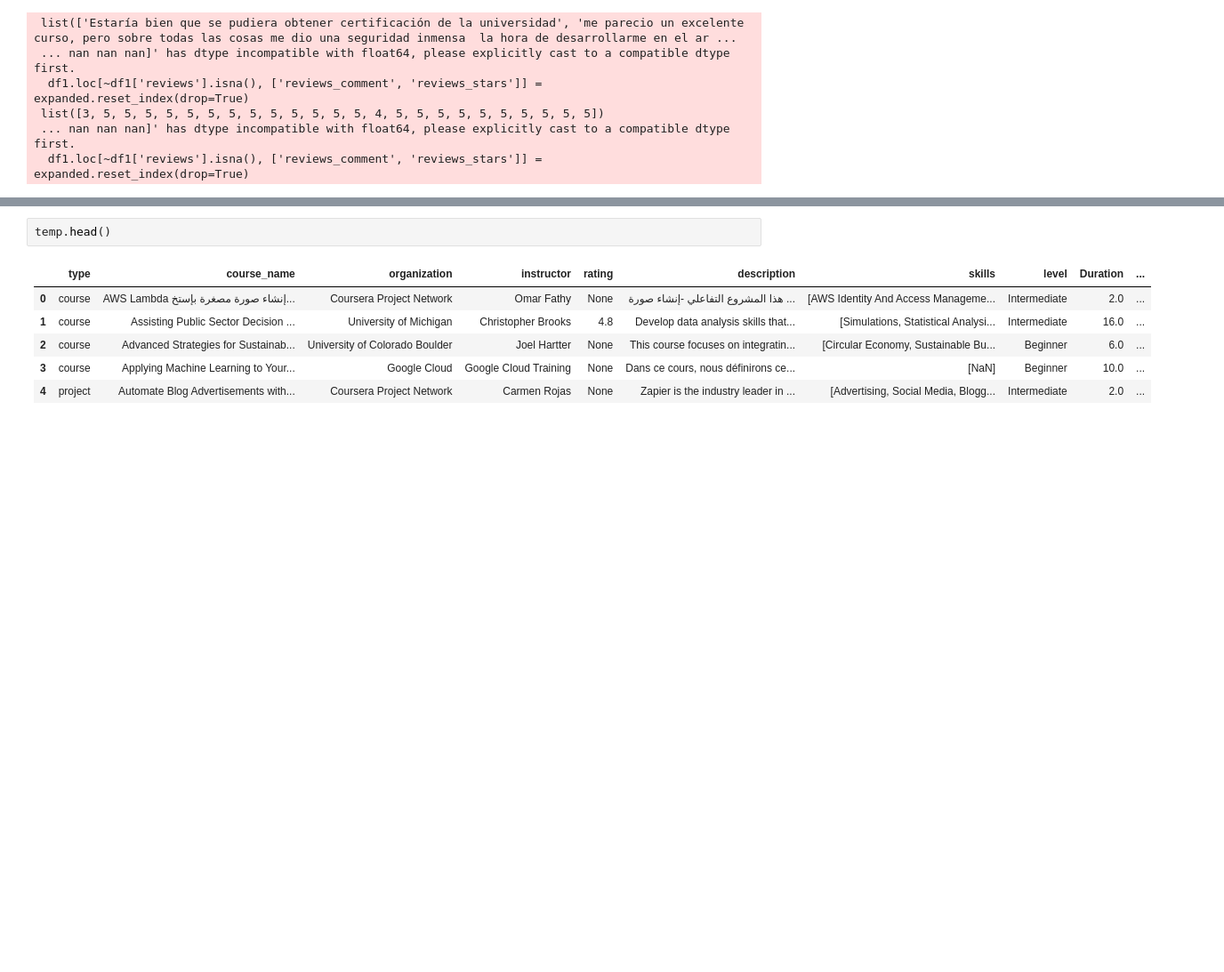
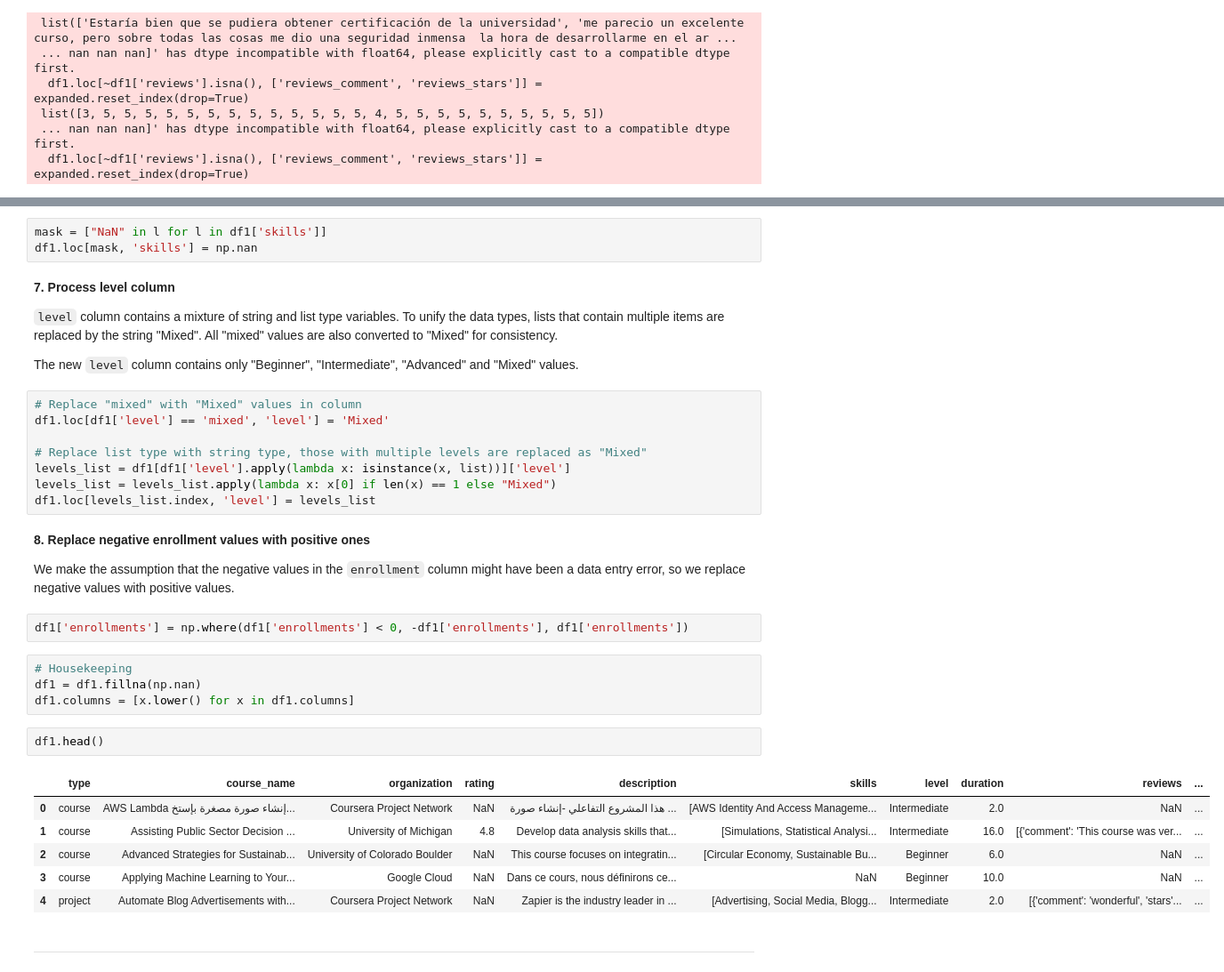
Before and after one commit to minimartzz/online-learning-so-mooc, a Jupyter notebook: mooc_data_prorcessing.ipynb, the cells around one changed output, grey strips where cells are left out. Shown at 89% size. Drawn from its saved outputs; the diff is of its cells as text; blank space fills up the shorter version.

```diff
--- a/mooc_data_prorcessing.ipynb
+++ b/mooc_data_prorcessing.ipynb
@@ -129,9 +134,38 @@ temp = df1.copy()
+# %%
+mask = ["NaN" in l for l in df1['skills']]
+df1.loc[mask, 'skills'] = np.nan
+# %% [markdown]
+__7. Process level column__
+
+`level` column contains a mixture of string and list type variables. To unify the data types, lists that contain multiple items are replaced by the string "Mixed". All "mixed" values are also converted to "Mixed" for consistency.
+
+The new `level` column contains only "Beginner", "Intermediate", "Advanced" and "Mixed" values.
+# %%
+# Replace "mixed" with "Mixed" values in column
+df1.loc[df1['level'] == 'mixed', 'level'] = 'Mixed'
+
+# Replace list type with string type, those with multiple levels are replaced as "Mixed"
+levels_list = df1[df1['level'].apply(lambda x: isinstance(x, list))]['level']
+levels_list = levels_list.apply(lambda x: x[0] if len(x) == 1 else "Mixed")
+df1.loc[levels_list.index, 'level'] = levels_list
+# %% [markdown]
+__8. Replace negative enrollment values with positive ones__
+
+We make the assumption that the negative values in the `enrollment` column might have been a data entry error, so we replace negative values with positive values.
+# %%
+df1['enrollments'] = np.where(df1['enrollments'] < 0, -df1['enrollments'], df1['enrollments'])
+# %%
+# Housekeeping
+df1 = df1.fillna(np.nan)
+df1.columns = [x.lower() for x in df1.columns]
 # %%
-temp.head()
+df1.head()
 # %% [output]
-|  | type | course_name | organization | instructor | rating | description | skills | level | Duration | ... |
-| 0 | course | AWS Lambda إنشاء صورة مصغرة بإستخ... | Coursera Project Network | Omar Fathy | None | هذا المشروع التفاعلي -إنشاء صورة ... | [AWS Identity And Access Manageme... | Intermediate | 2.0 | ... |
-| 1 | course | Assisting Public Sector Decision ... | University of Michigan | Christopher Brooks | 4.8 | Develop data analysis skills that... | [Simulations, Statistical Analysi... | Intermediate | 16.0 | ... |
-| 2 | course | Advanced Strategies for Sustainab... | University of Colorado Boulder | Joel Hartter | None | This course focuses on integratin... | [Circular Economy, Sustainable Bu... | Beginner | 6.0 | ... |
-| 3 | course | Applying Machine Learning to Your... | Google Cloud | Google Cloud Training | None | Dans ce cours, nous définirons ce... | [NaN] | Beginner | 10.0 | ... |
-| 4 | project | Automate Blog Advertisements with... | Coursera Project Network | Carmen Rojas | None | Zapier is the industry leader in ... | [Advertising, Social Media, Blogg... | Intermediate | 2.0 | ... |
+|  | type | course_name | organization | rating | description | skills | level | duration | reviews | ... |
+| 0 | course | AWS Lambda إنشاء صورة مصغرة بإستخ... | Coursera Project Network | NaN | هذا المشروع التفاعلي -إنشاء صورة ... | [AWS Identity And Access Manageme... | Intermediate | 2.0 | NaN | ... |
+| 1 | course | Assisting Public Sector Decision ... | University of Michigan | 4.8 | Develop data analysis skills that... | [Simulations, Statistical Analysi... | Intermediate | 16.0 | [{'comment': 'This course was ver... | ... |
+| 2 | course | Advanced Strategies for Sustainab... | University of Colorado Boulder | NaN | This course focuses on integratin... | [Circular Economy, Sustainable Bu... | Beginner | 6.0 | NaN | ... |
+| 3 | course | Applying Machine Learning to Your... | Google Cloud | NaN | Dans ce cours, nous définirons ce... | NaN | Beginner | 10.0 | NaN | ... |
+| 4 | project | Automate Blog Advertisements with... | Coursera Project Network | NaN | Zapier is the industry leader in ... | [Advertising, Social Media, Blogg... | Intermediate | 2.0 | [{'comment': 'wonderful', 'stars'... | ... |
+# %% [markdown]
+---
```
Also changed, not shown: parts of 13 cells of this notebook.
